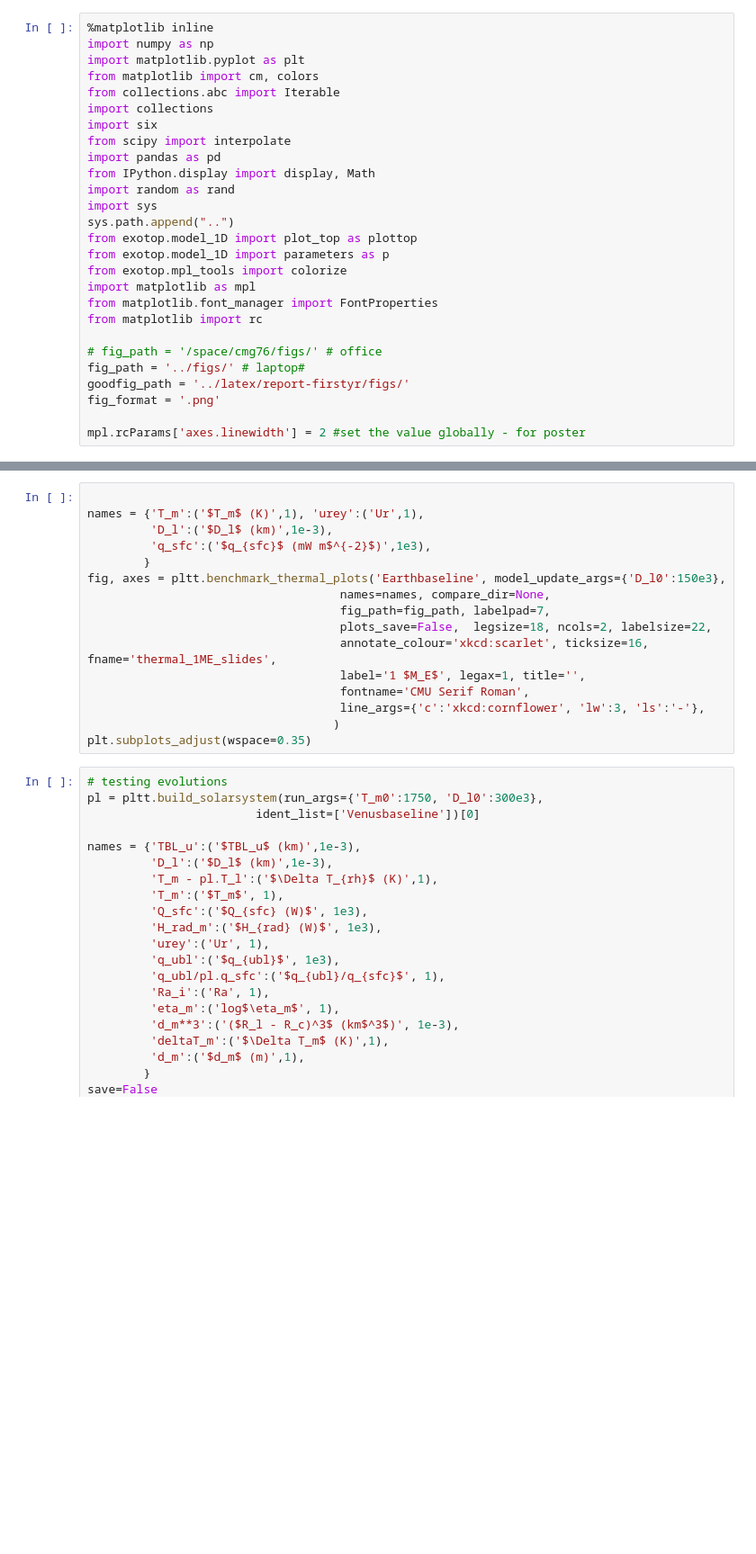
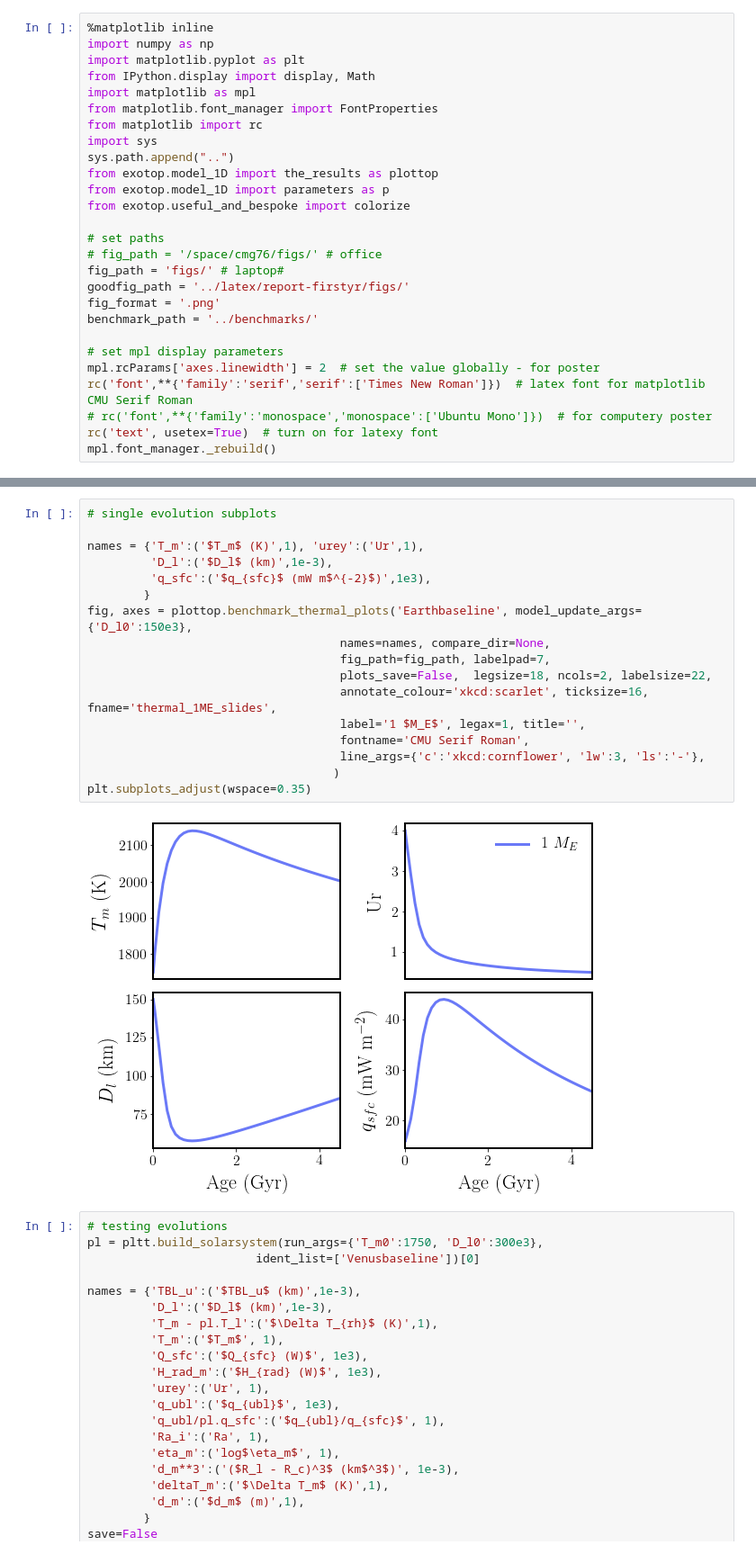
Before and after one commit to clairesworld/exo-top, a Jupyter notebook: notebooks/plot_t_hist.ipynb, the cells around one changed output, grey strips where cells are left out. Shown at 90% size. Cells and saved outputs as stored; diff of their text form; blank space fills up the shorter version.

```diff
--- a/notebooks/plot_t_hist.ipynb
+++ b/notebooks/plot_t_hist.ipynb
@@ -2,29 +2,29 @@
 %matplotlib inline
 import numpy as np
 import matplotlib.pyplot as plt
-from matplotlib import cm, colors
-from collections.abc import Iterable
-import collections
-import six
-from scipy import interpolate
-import pandas as pd
 from IPython.display import display, Math
-import random as rand
-import sys
-sys.path.append("..")
-from exotop.model_1D import plot_top as plottop
-from exotop.model_1D import parameters as p
-from exotop.mpl_tools import colorize
 import matplotlib as mpl
 from matplotlib.font_manager import FontProperties
 from matplotlib import rc
+import sys
+sys.path.append("..")
+from exotop.model_1D import the_results as plottop
+from exotop.model_1D import parameters as p
+from exotop.useful_and_bespoke import colorize
 
+# set paths
 # fig_path = '/space/cmg76/figs/' # office
-fig_path = '../figs/' # laptop#
+fig_path = 'figs/' # laptop#
 goodfig_path = '../latex/report-firstyr/figs/'
 fig_format = '.png'
+benchmark_path = '../benchmarks/'
 
-mpl.rcParams['axes.linewidth'] = 2 #set the value globally - for poster
+# set mpl display parameters
+mpl.rcParams['axes.linewidth'] = 2  # set the value globally - for poster
+rc('font',**{'family':'serif','serif':['Times New Roman']})  # latex font for matplotlib CMU Serif Roman
+# rc('font',**{'family':'monospace','monospace':['Ubuntu Mono']})  # for computery poster
+rc('text', usetex=True)  # turn on for latexy font
+mpl.font_manager._rebuild()
 # %%
 # poster thermal histories - plot different masses
 
@@ -218,19 +210,22 @@ file eta_m.csv not found
 # %%
+# single evolution subplots
 
 names = {'T_m':('$T_m$ (K)',1), 'urey':('Ur',1),
          'D_l':('$D_l$ (km)',1e-3),
          'q_sfc':('$q_{sfc}$ (mW m$^{-2}$)',1e3),
         }
-fig, axes = pltt.benchmark_thermal_plots('Earthbaseline', model_update_args={'D_l0':150e3},
+fig, axes = plottop.benchmark_thermal_plots('Earthbaseline', model_update_args={'D_l0':150e3},
                                     names=names, compare_dir=None,
                                     fig_path=fig_path, labelpad=7,
                                     plots_save=False,  legsize=18, ncols=2, labelsize=22,
                                     annotate_colour='xkcd:scarlet', ticksize=16, fname='thermal_1ME_slides',
                                     label='1 $M_E$', legax=1, title='',
                                     fontname='CMU Serif Roman',
                                     line_args={'c':'xkcd:cornflower', 'lw':3, 'ls':'-'},
                                    )
 plt.subplots_adjust(wspace=0.35)
+# %% [output]
+[figure, added]
 # %%
 # testing evolutions
 pl = pltt.build_solarsystem(run_args={'T_m0':1750, 'D_l0':300e3},
```
Also changed, not shown: parts of 5 cells of this notebook, 9 other files.
